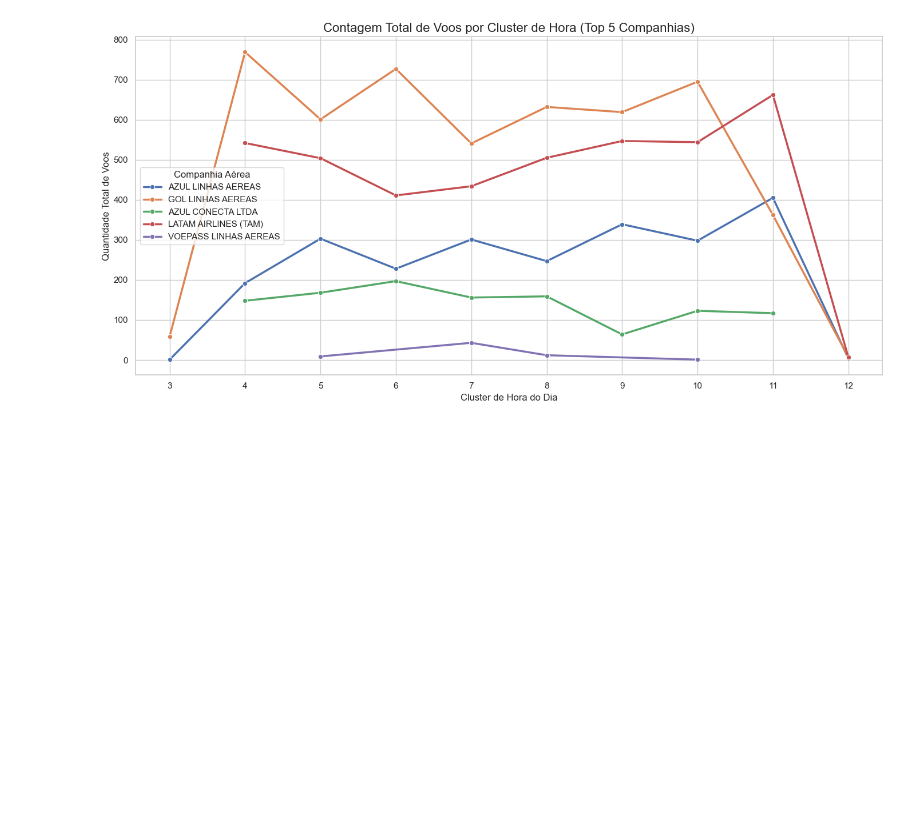
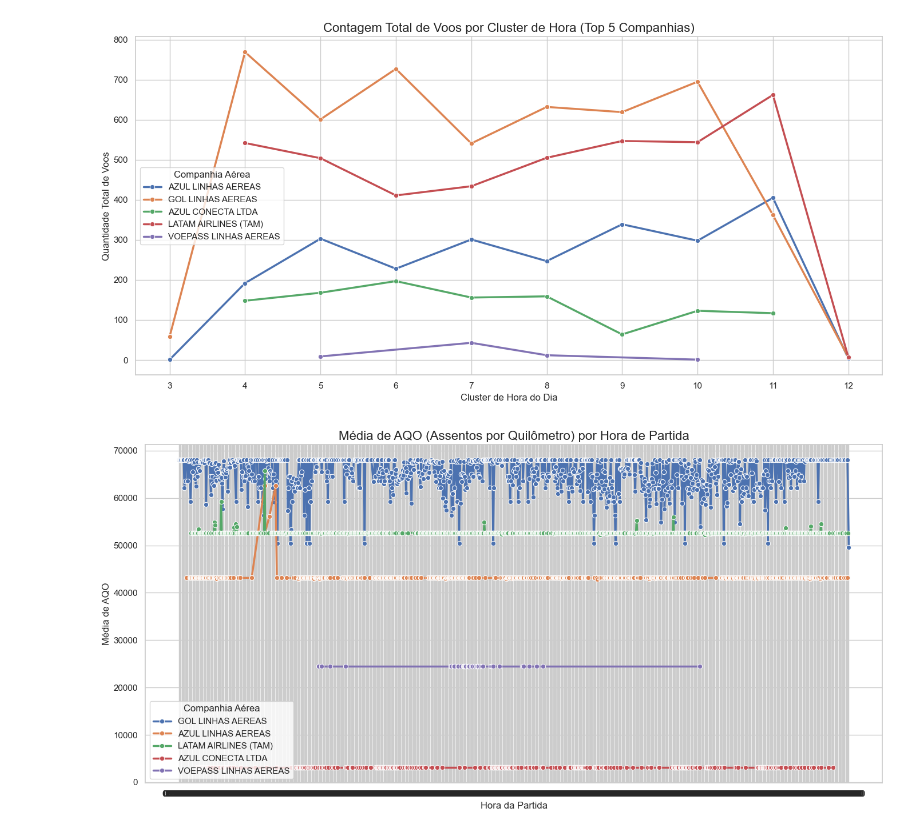
Before and after one commit to Ivanrangelpm/analise-de-voos, a Jupyter notebook: 04_analise_exploratoria.ipynb, the cells around one changed output. Cells and saved outputs as stored; diff of their text form; code cells hidden in the pictures; blank space fills up the shorter version.

Commit message:
Adicionando tabela suporte sumarizada para geração de graficos e finalizando documentação

```diff
--- a/04_analise_exploratoria.ipynb
+++ b/04_analise_exploratoria.ipynb
@@ -136,8 +139,46 @@ plt.tight_layout() # Ajusta o layout para não cortar os títulos
 # %% [output]
 [figure]
 # %%
-top_5_empresas = df_voos['EMPRESA AEREA'].value_counts().nlargest(5).index
-df_top5 = df_voos[df_voos['EMPRESA AEREA'].isin(top_5_empresas)]
-dados_para_grafico = df_top5.groupby(['CLUSTER_HORA', 'EMPRESA AEREA']).size().reset_index(name='total_voos')
 
-dados_para_grafico.to_csv('dados/refined/voos_clusterHora_sep_por_empresa.csv', index=False)
+
+# Agora, calculamos a média de AQO para cada hora e cada empresa.
+dados_para_grafico = df_voos.groupby(['HORA PARTIDA REAL', 'EMPRESA AEREA'])['AQO'].mean().reset_index()
+
+
+# --- PASSO 2: Criar o Gráfico ---
+# Configura o estilo e o tamanho
+sns.set_theme(style="whitegrid")
+plt.figure(figsize=(14, 7))
+
+# Cria o gráfico de linha com o Seaborn
+# x -> HORA (a coluna numérica que criamos)
+# y -> AQO (os valores da média que calculamos)
+# hue -> EMPRESA AEREA (para criar uma linha por empresa)
+ax = sns.lineplot(
+    data=dados_para_grafico,
+    x='HORA PARTIDA REAL',
+    y='AQO',
+    hue='EMPRESA AEREA',
+    marker='o',  # Adiciona um marcador de ponto em cada dado
+    linewidth=2.5
+)
+
+# --- PASSO 3: Melhorar a aparência do gráfico ---
+plt.title('Média de AQO (Assentos por Quilômetro) por Hora de Partida', fontsize=16)
+plt.xlabel('Hora da Partida', fontsize=12)
+plt.ylabel('Média de AQO', fontsize=12)
+
+# Garante que o eixo X mostre todos os números inteiros das horas
+if not dados_para_grafico.empty:
+    ax.set_xticks(dados_para_grafico['HORA PARTIDA REAL'].unique())
+
+plt.legend(title='Companhia Aérea')
+plt.tight_layout() # Ajusta o layout para não cortar os títulos
+
+# Mostra o gráfico
+plt.show()
+
+# Se preferir salvar em um arquivo, troque plt.show() por:
+# plt.savefig('grafico_aqo_por_hora.png')
+# %% [output]
+[figure, added]
```
Also changed, not shown: parts of 5 cells of this notebook, 19 other files.
